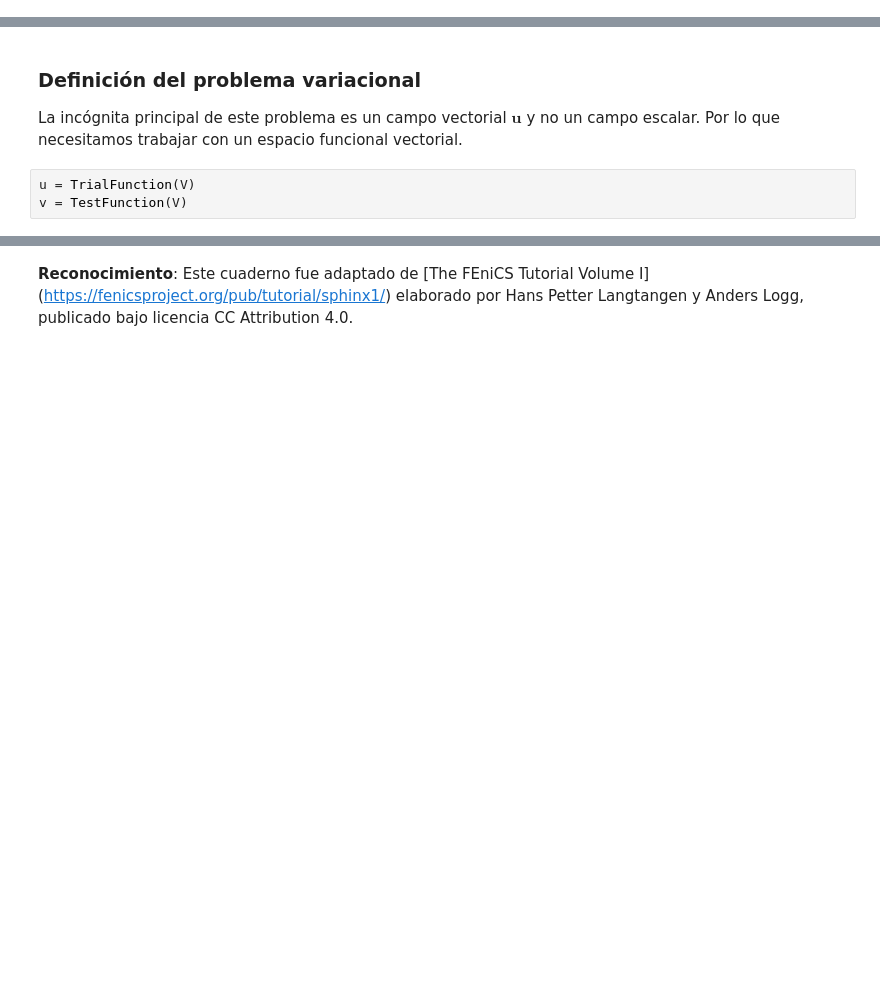
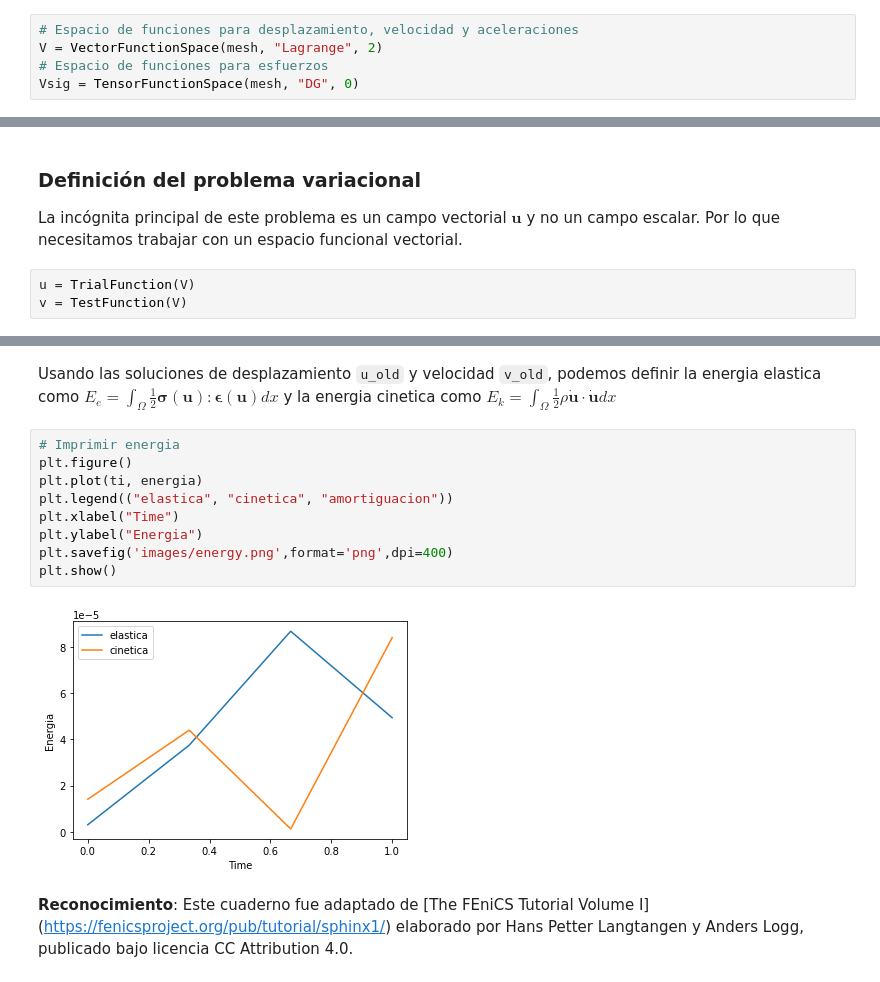
Before and after one commit to ciaid-colombia/Taller-FEniCS, a Jupyter notebook: elasticidad_lineal.ipynb, the cells around one changed output, grey strips where cells are left out. Cells and saved outputs as stored; diff of their text form; blank space fills up the shorter version.

```diff
--- a/elasticidad_lineal.ipynb
+++ b/elasticidad_lineal.ipynb
@@ -143,3 +145,8 @@ V = VectorFunctionSpace(mesh, 'P', 2)
+# %%
+# Espacio de funciones para desplazamiento, velocidad y aceleraciones
+V = VectorFunctionSpace(mesh, "Lagrange", 2)
+# Espacio de funciones para esfuerzos
+Vsig = TensorFunctionSpace(mesh, "DG", 0)
 # %% [markdown]
 En este caso, tenemos un espacio funcional que es vectorial. Esto se puede entender como un arreglo de espacios funcionales escalares: uno para cada componente dimensional de la deformación del sólido elástico.
 
@@ -276,2 +374,15 @@ Dicha sintaxis considera inmediatamente el campo vectorial de la solución. Esto
+# %% [markdown]
+Usando las soluciones de desplazamiento `u_old` y velocidad `v_old`, podemos definir la energia elastica como $E_e = \int_\Omega \frac{1}{2} \boldsymbol{\sigma}(\boldsymbol{u}):\boldsymbol{\epsilon}(\boldsymbol{u}) dx$ y la energia cinetica como $E_k = \int_\Omega \frac{1}{2} \rho \dot{\boldsymbol{u}} \cdot\dot{ \boldsymbol{u}} dx$
+# %%
+# Imprimir energia
+plt.figure()
+plt.plot(ti, energia)
+plt.legend(("elastica", "cinetica", "amortiguacion"))
+plt.xlabel("Time")
+plt.ylabel("Energia")
+plt.savefig('images/energy.png',format='png',dpi=400)
+plt.show()
+# %% [output]
+[figure, added]
 # %% [markdown]
 **Reconocimiento**: Este cuaderno fue adaptado de [The FEniCS Tutorial Volume I] (https://fenicsproject.org/pub/tutorial/sphinx1/) elaborado por Hans Petter Langtangen y Anders Logg, publicado bajo licencia CC Attribution 4.0.
```
Also changed, not shown: parts of 45 cells of this notebook, 9 other files.
